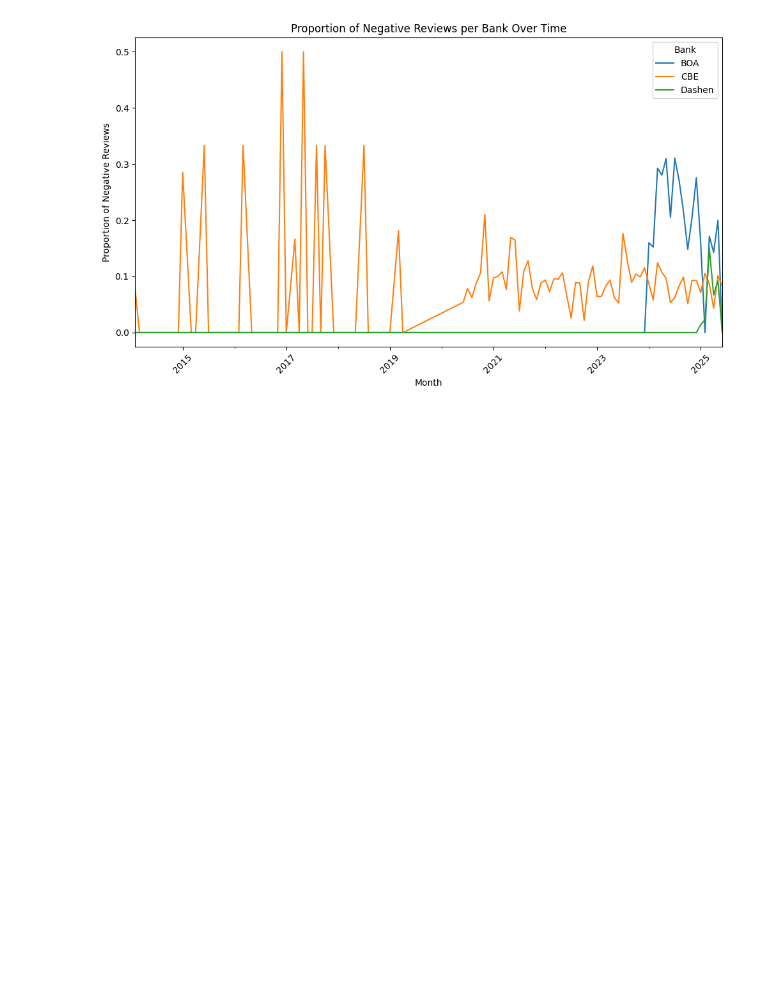
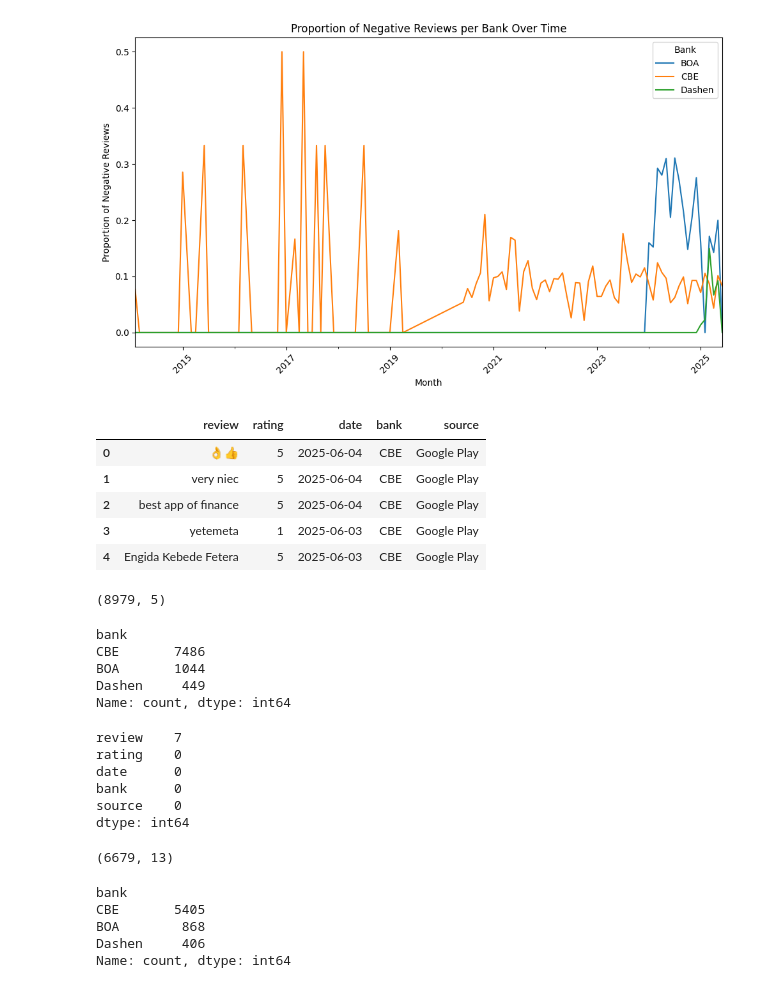
Before and after one commit to Naty-12/bank-app-review-analysis_week2, a Jupyter notebook: notebooks/visualization.ipynb, the cells around one changed output. Cells and saved outputs as stored; diff of their text form; code cells hidden in the pictures; blank space fills up the shorter version.

Commit message:
more analysis

```diff
--- a/notebooks/visualization.ipynb
+++ b/notebooks/visualization.ipynb
@@ -79,3 +79,46 @@ plt.tight_layout()
 plt.show()
 # %% [output]
 [figure]
+# %%
+df_raw = pd.read_csv('C:/Users/techin/bank-app-review-analysis_week2/data/raw_reviews.csv')
+df_raw.head()
+# %% [output]
+|  | review | rating | date | bank | source |
+| 0 | 👌👍 | 5 | 2025-06-04 | CBE | Google Play |
+| 1 | very niec | 5 | 2025-06-04 | CBE | Google Play |
+| 2 | best app of finance | 5 | 2025-06-04 | CBE | Google Play |
+| 3 | yetemeta | 1 | 2025-06-03 | CBE | Google Play |
+| 4 | Engida Kebede Fetera | 5 | 2025-06-03 | CBE | Google Play |
+# %%
+df_raw.shape
+# %% [output]
+(8979, 5)
+# %%
+df_raw['bank'].value_counts()
+# %% [output]
+bank
+CBE       7486
+BOA       1044
+Dashen     449
+Name: count, dtype: int64
+# %%
+df_raw.isna().sum()
+# %% [output]
+review    7
+rating    0
+date      0
+bank      0
+source    0
+dtype: int64
+# %%
+df.shape
+# %% [output]
+(6679, 13)
+# %%
+df['bank'].value_counts()
+# %% [output]
+bank
+CBE       5405
+BOA        868
+Dashen     406
+Name: count, dtype: int64
```
Also changed, not shown: parts of 1 cell of this notebook.
